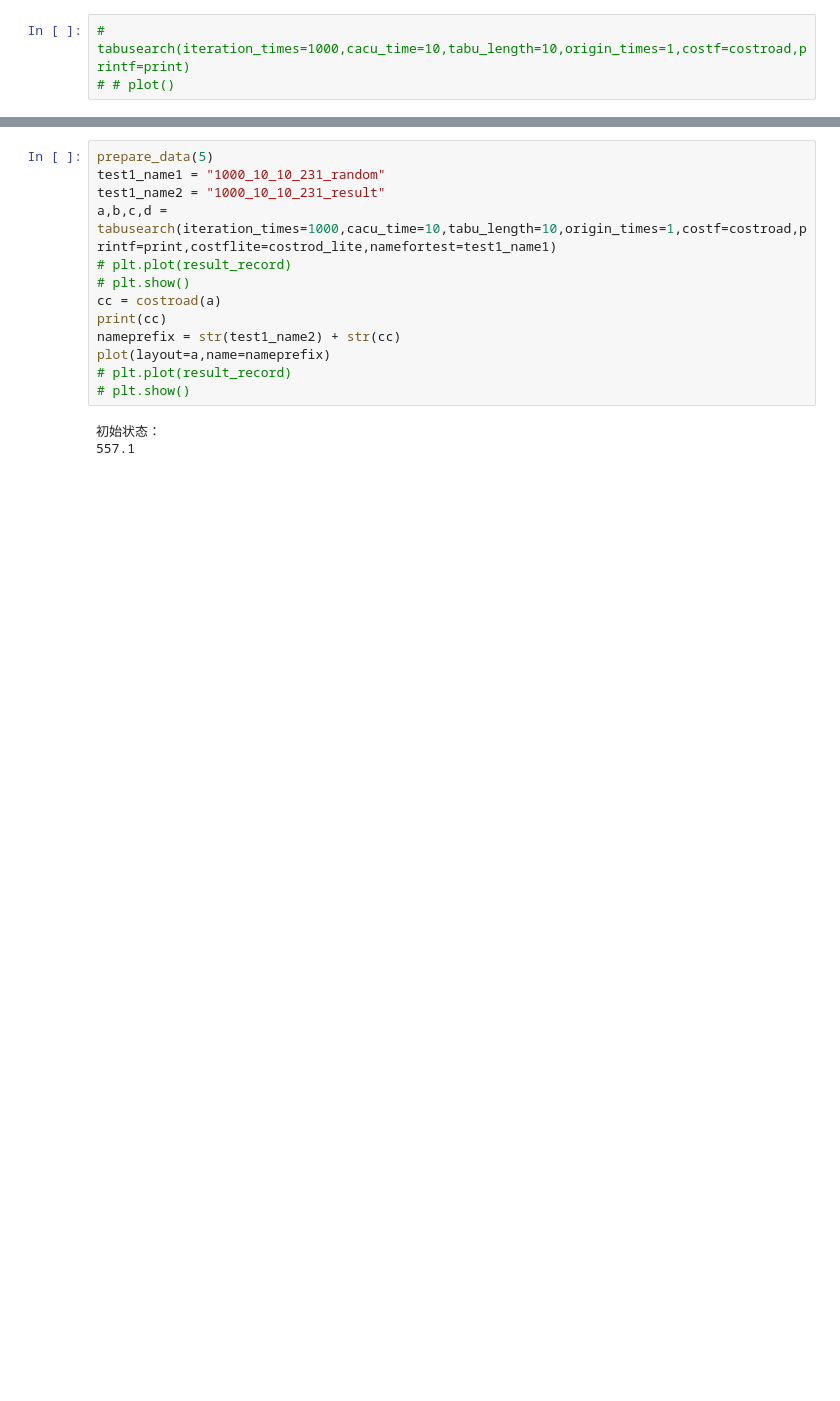
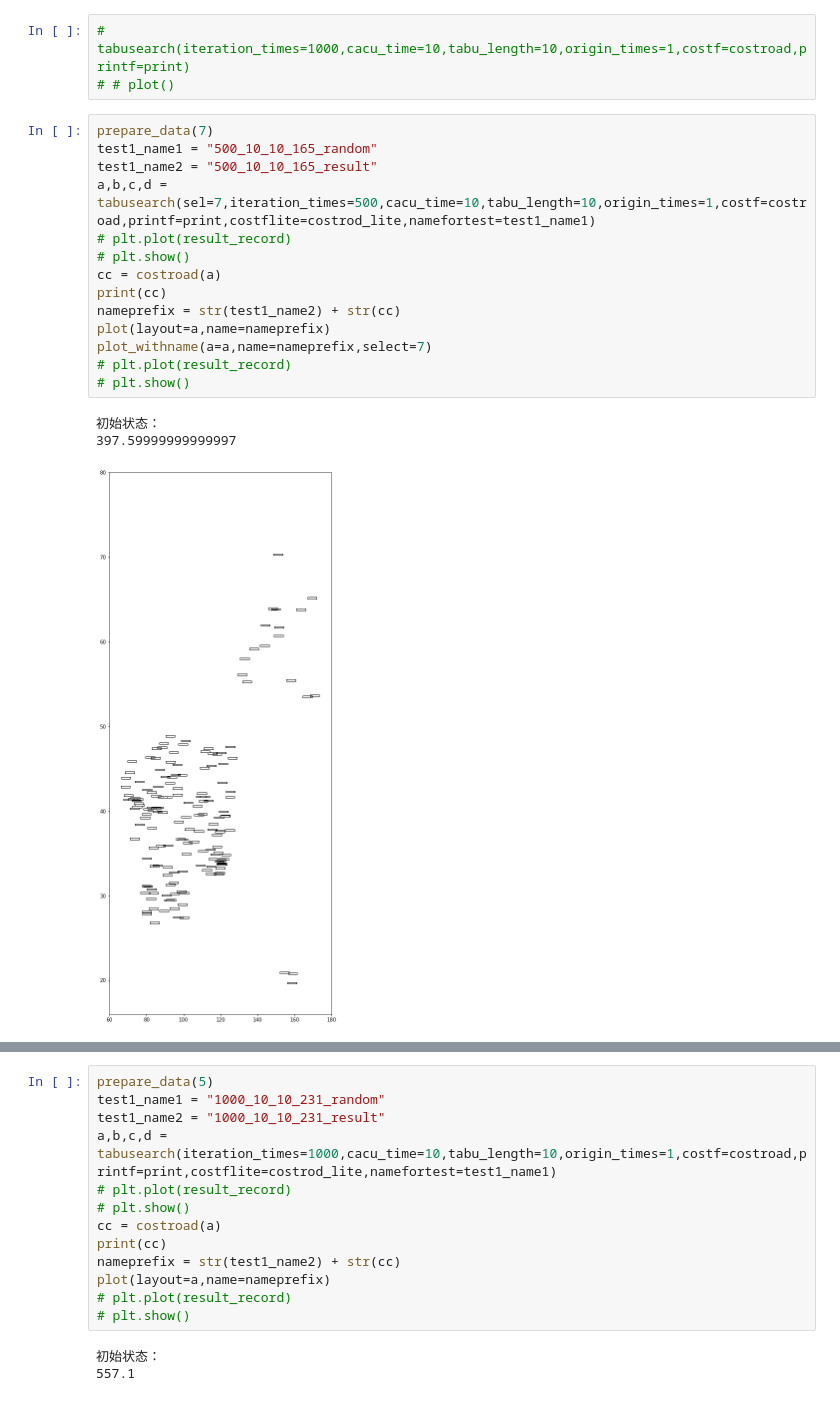
Before and after one commit to Eddiewdy/Eddiewdy-Graduation_Project, a Jupyter notebook: code_implementation/us_cities_1158/tabu_pflp.ipynb, the cells around one changed output, grey strips where cells are left out. Saved outputs shown, nothing was run; the diff lists cells and outputs as text; blank space fills up the shorter version.

```diff
--- a/code_implementation/us_cities_1158/tabu_pflp.ipynb
+++ b/code_implementation/us_cities_1158/tabu_pflp.ipynb
@@ -297,3 +352,21 @@ def tabusearch(iteration_times,cacu_time,tabu_length,origin_times,costf,printf,c
 # %%
 # tabusearch(iteration_times=1000,cacu_time=10,tabu_length=10,origin_times=1,costf=costroad,printf=print)
 # # plot()
+# %%
+prepare_data(7)
+test1_name1 = "500_10_10_165_random"
+test1_name2 = "500_10_10_165_result"
+a,b,c,d = tabusearch(sel=7,iteration_times=500,cacu_time=10,tabu_length=10,origin_times=1,costf=costroad,printf=print,costflite=costrod_lite,namefortest=test1_name1)
+# plt.plot(result_record)
+# plt.show()
+cc = costroad(a)
+print(cc)
+nameprefix = str(test1_name2) + str(cc)
+plot(layout=a,name=nameprefix)
+plot_withname(a=a,name=nameprefix,select=7)
+# plt.plot(result_record)
+# plt.show()
+# %% [output]
+初始状态：
+397.59999999999997
+[figure, added]
```
Also changed, not shown: parts of 11 cells of this notebook, 11 other files.
